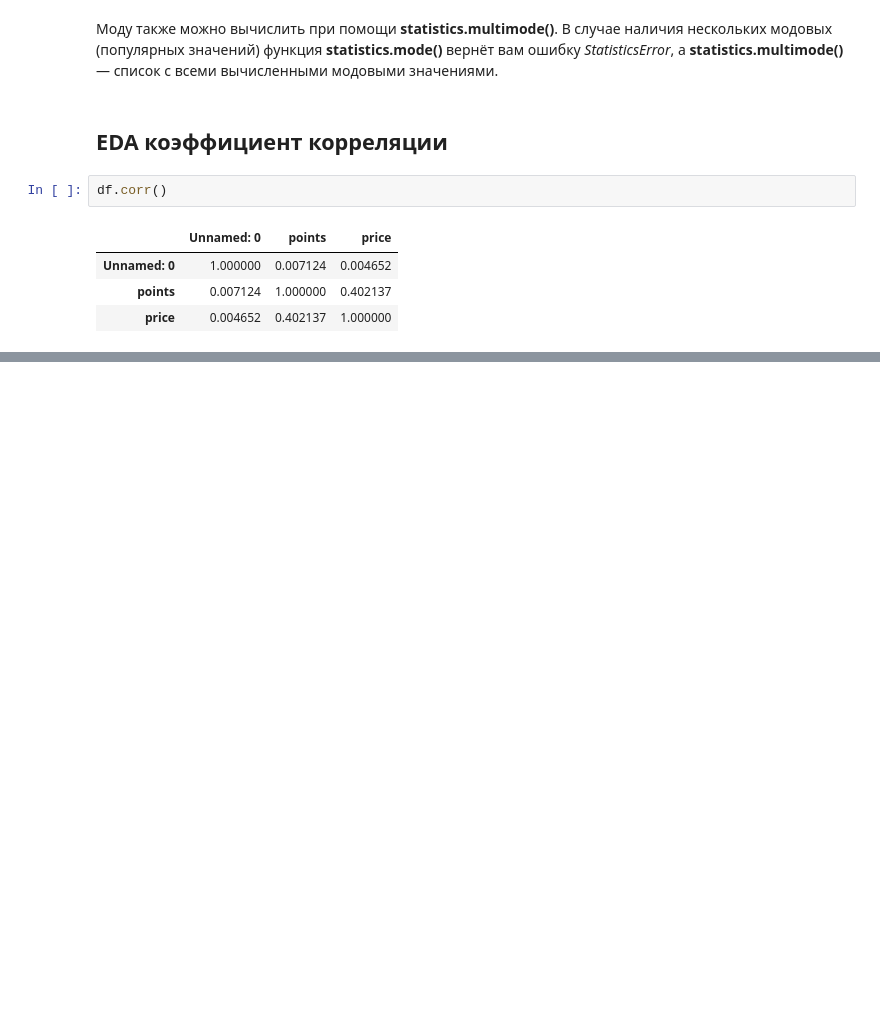
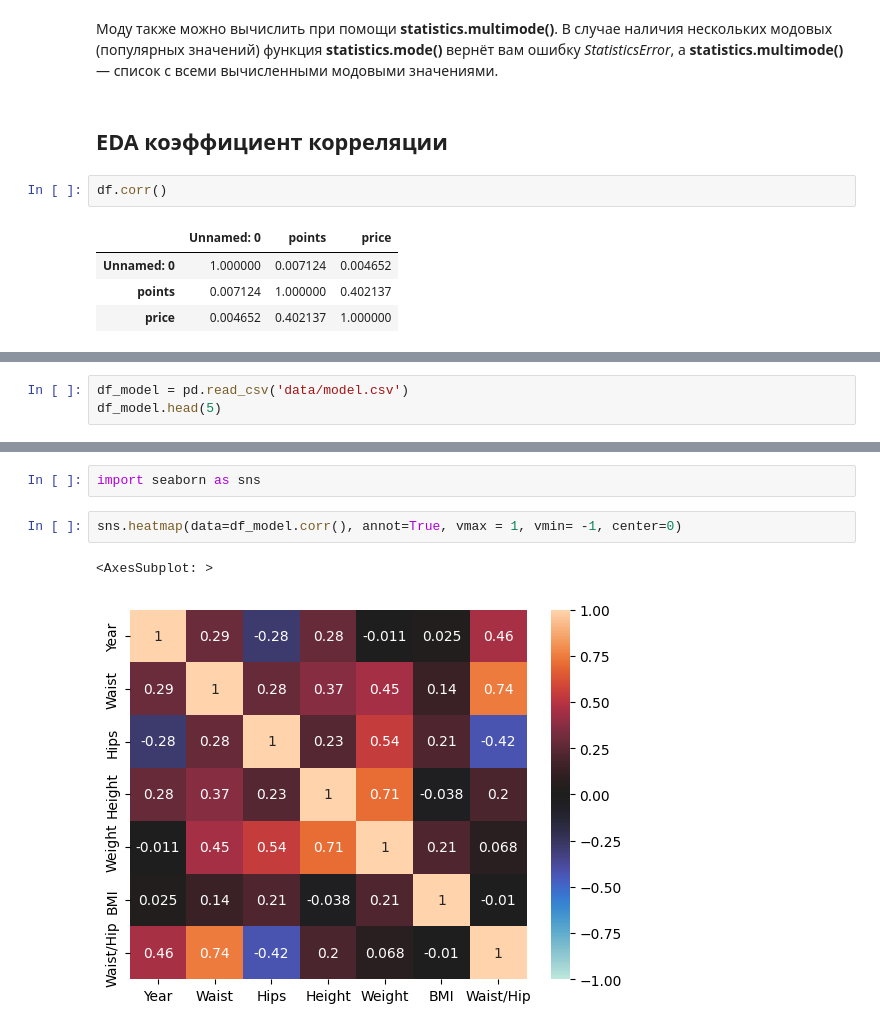
Before and after one commit to g1dcs/sf_hw_g1dcs, a Jupyter notebook: skillfactory/EDA/EDA_разведывательный_анализ.ipynb, the cells around one changed output, grey strips where cells are left out. Saved outputs shown, nothing was run; the diff lists cells and outputs as text; blank space fills up the shorter version.

```diff
--- a/skillfactory/EDA/EDA_разведывательный_анализ.ipynb
+++ b/skillfactory/EDA/EDA_разведывательный_анализ.ipynb
@@ -255,0 +319,3 @@ df.corr()
+# %%
+df_model = pd.read_csv('data/model.csv')
+df_model.head(5)
@@ -255,0 +340,7 @@ df.corr()
+# %%
+import seaborn as sns
+# %%
+sns.heatmap(data=df_model.corr(), annot=True, vmax = 1, vmin= -1, center=0)
+# %% [output]
+<AxesSubplot: >
+[figure, added]
```
Also changed, not shown: parts of 23 cells of this notebook, 1 other file.
